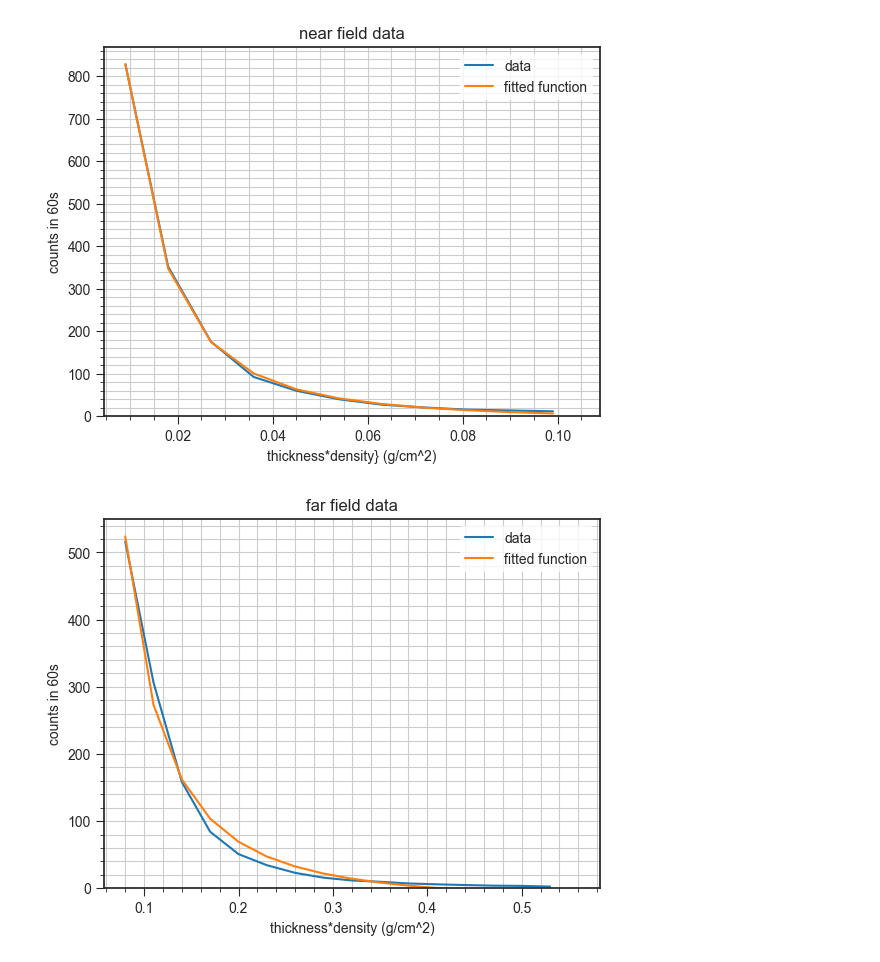
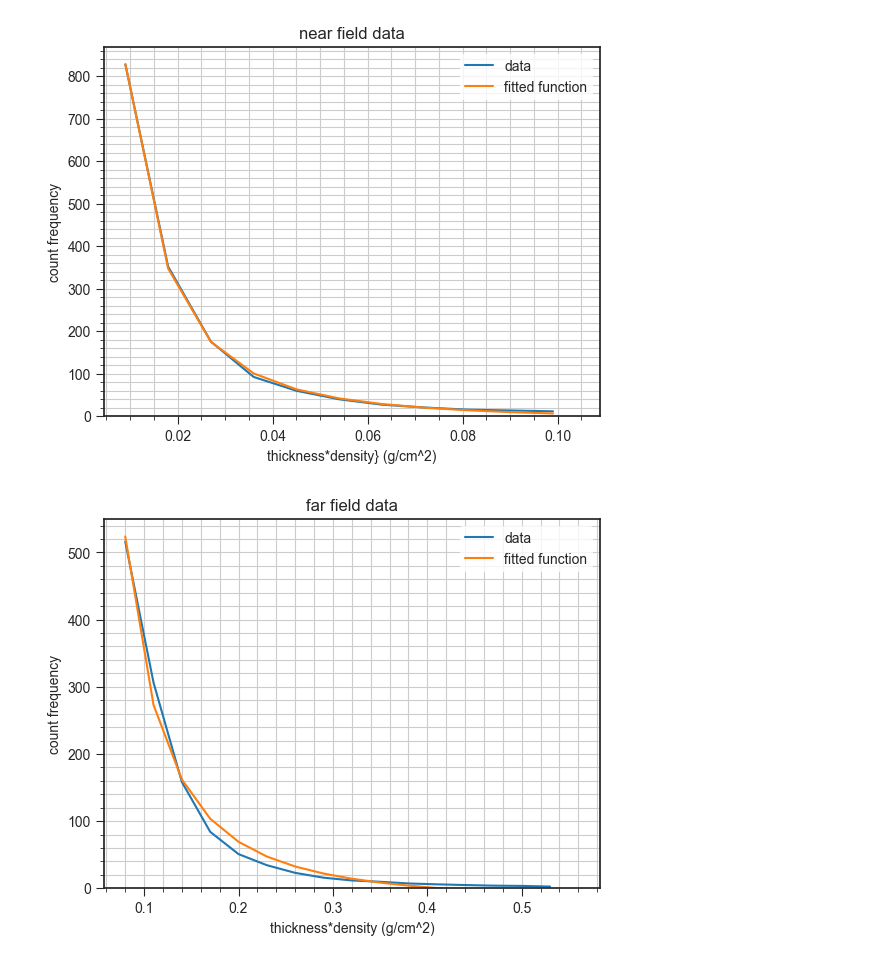
Before and after one commit to dapishik/nuclearlab, a Jupyter notebook: exp6/exp6.ipynb, the cells around one changed output. Drawn from its saved outputs; the diff is of its cells as text; code cells hidden in the pictures.

```diff
--- a/exp6/exp6.ipynb
+++ b/exp6/exp6.ipynb
@@ -7,35 +7,35 @@ data_near = np.genfromtxt('exp6_data_near.csv',delimiter=',') # importing data_a
 
 d = 9e-3
 bc_freq = 135/300
 
 def fitfunc(x,a,b,c):
     return a*(1-(x/(np.sqrt(x**2+b**2))))+c
 
 distance = d*data_near[:,1]
 freqs = data_near[:,2]/data_near[:,0]
 
 n_params, n_cov = curve_fit(fitfunc,distance,freqs)
 
 plt.style.use(plt.style.available[25])
 #plt.rcParams['text.usetex'] = True
 plt.plot(distance,freqs,label=r'data')
 plt.plot(distance,fitfunc(distance,*n_params),label=r"fitted function")
 
 plt.title(r'near field data')
 plt.xlabel(r'thickness*density} (g/cm^2)')
-plt.ylabel(r'counts in 60s')
+plt.ylabel(r'count frequency')
 #plt.text(0.04,500,r'R: %.4f cm^2/gr$' % n_err,
 #         bbox={'facecolor':'white','ec':'none'})
 plt.ylim(bottom=0)
 plt.xlim(right=1.1*distance.max())
 plt.minorticks_on()
 plt.grid(True,which='both')
 lg = plt.legend(frameon=True)
 lg.get_frame().set_linewidth(0.0)
 plt.savefig('exp6_plot_near.jpg',dpi=500)
 plt.show()
 # %% [output]
-[figure, old version]
+[figure, new version]
 # %%
 data_far = np.genfromtxt('exp6_data_far.csv',delimiter=',') # importing data_al files
 
@@ -54,7 +54,7 @@ plt.plot(distance_f,freqs_f,label=r'data')
 plt.plot(distance_f,fitfunc(distance_f,*f_params),label=r"fitted function")
 plt.title(r'far field data')
 plt.xlabel(r'thickness*density (g/cm^2)')
-plt.ylabel(r'counts in 60s')
+plt.ylabel(r'count frequency')
 #plt.text(1.5,3,r'R: %.4f cm^2/gr$' % f_err,
 #         bbox={'facecolor':'white','ec':'none'})
 plt.ylim(bottom=0)
@@ -66,4 +66,4 @@ lg.get_frame().set_linewidth(0.0)
 plt.savefig('exp6_plot_far.jpg',dpi=500)
 plt.show()
 # %% [output]
-[figure, old version]
+[figure, new version]
```
Also changed, not shown: 2 other files.
